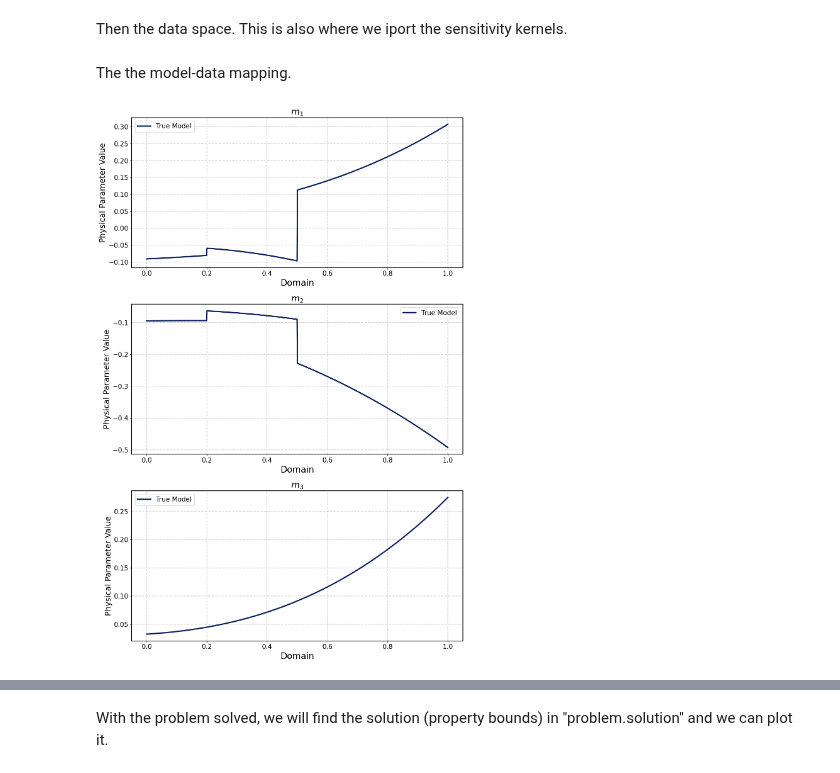
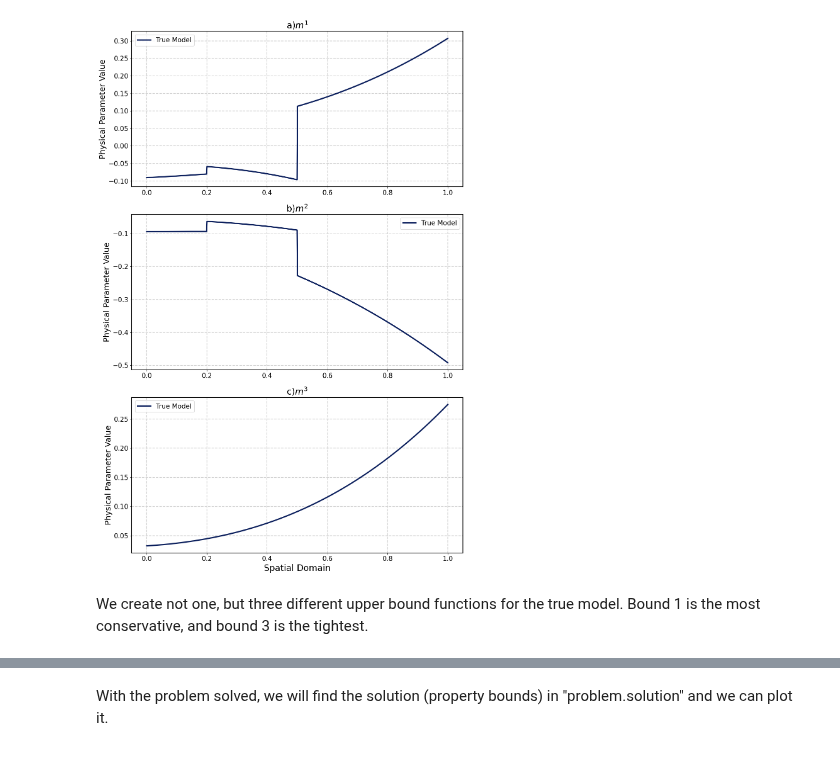
Before and after one commit to Adrian-Mag/SOLA_DLI, a Jupyter notebook: examples/Target_Paper_Examples/norm_bound_effect.ipynb, the cells around one changed output, grey strips where cells are left out. Saved outputs shown, nothing was run; the diff lists cells and outputs as text; code cells hidden in the pictures.

Commit message:
arranged Case_2, target_kernels and norm_bounds_effect

```diff
--- a/examples/Target_Paper_Examples/norm_bound_effect.ipynb
+++ b/examples/Target_Paper_Examples/norm_bound_effect.ipynb
@@ -31,18 +29,16 @@ The lines of codes in the "Edit regions" can be modified to explore variations o
 ####################
 # Edit region -------------
 physical_parameters = ['m_1', 'm_2', 'm_3']
-
+physical_parameters_symbols = {'m_1': '$m^1$', 'm_2': '$m^2$', 'm_3': '$m^3$'}
 # Edit region -------------
 
-physical_parameters_symbols = {'m_1': '$m_1$', 'm_2': '$m_2$', 'm_3': '$m_3$'}
 no_of_params = len(physical_parameters)
-domain = domains.HyperParalelipiped(bounds=[[0, 1]], fineness=1000)
+domain = domains.HyperParalelipiped(bounds=[[0, 1]])
 constituent_models_spaces = [spaces.PCb(domain=domain) for _ in physical_parameters]
-# Create a dictionary with physical_parameters as keys
+# Create a dictionary with physical parameters as keys
 models_dict = {param: model_space for param, model_space in zip(physical_parameters, constituent_models_spaces)}
+# Create the model space from the constituent model spaces
 M = spaces.DirectSumSpace(tuple(constituent_models_spaces))
-# %% [markdown]
-Then the data space. This is also where we iport the sensitivity kernels.
 # %%
 ###################
 # Create Data space
@@ -52,8 +48,6 @@ how_many_data = 150
 # Edit region -------------
 
 D = spaces.RN(dimension=how_many_data)
-# %% [markdown]
-The the model-data mapping.
 # %%
 ###########################
 # Create model-data mapping
@@ -80,21 +77,25 @@ G = mappings.DirectSumMapping(domain=M, codomain=D, mappings=tuple(constituent_m
 # Create property mapping and space
 ###################################
 # Edit region -------------
+# First we choose what kinf of property we want
+chosen_target_type = functions.Bump_1D
+# Then we say on which parameter we want to apply it
 target_types = {'m_1': functions.Null_1D,
-                'm_2': functions.Bump_1D,
+                'm_2': chosen_target_type,
                 'm_3': functions.Null_1D}
 width = 0.2 # same units as domain (km here)
 how_many_targets = 100
+# Edit region -------------
+
 enquiry_points = np.linspace(domain.bounds[0][0],
                              domain.bounds[0][1],
                              how_many_targets)
-# Edit region -------------
 P = spaces.RN(dimension=how_many_targets)
 targets_dict = {}
 for param, target_type in target_types.items():
     targets_dict[param] = []
     for i in range(how_many_targets):
-        if target_type == functions.Bump_1D: # MODIFY HERE THE SPECIAL TARGET AS WELL!!!!
+        if target_type == chosen_target_type:
             targets_dict[param].append(target_type(domain=domain,
                                                    center=enquiry_points[i],
                                                    width=width))
@@ -106,29 +107,40 @@ T = mappings.DirectSumMapping(domain=M, codomain=P, mappings=tuple(constituent_m
 # %%
 %matplotlib inline
 #################################
 # Create fake true model and data
 #################################
-boundaries = [0.2, 0.5]
-true_model = M.random_member(args_list=[(10,False, boundaries),
-                                        (2, False, boundaries),
+# Edit region -------------
+# Each row in the list of arguments is a tuple with the following structure:
+# (seed, is it continuous?, locations of discontinuities)
+# If you flag it as not continuous, and don't give the discontinuities, it will
+# put them randomly
+true_model = M.random_member(args_list=[(10, False, [0.2, 0.5]),
+                                        (2, False, [0.2, 0.5]),
                                         (3, True)])
+# Edit region -------------
+
+# We generate the data
 data = G.map(true_model)
 
+# And now we plot
 fig, axes = plt.subplots(len(physical_parameters), 1, figsize=(12,6*len(physical_parameters)))
+labels = ['a)', 'b)', 'c)']
 for i, (submodel, physical_parameter) in enumerate(zip(true_model, physical_parameters)):
     axes[i].plot(domain.mesh, submodel.evaluate(domain.mesh),
             label='True Model', color=colors[99], linewidth=3)
-    axes[i].set_title(physical_parameters_symbols[physical_parameter], fontsize=20)
-    axes[i].set_xlabel('Domain', fontsize=20)
+    axes[i].set_title(labels[i] + physical_parameters_symbols[physical_parameter], fontsize=20)
     axes[i].set_ylabel('Physical Parameter Value', fontsize=18)
     axes[i].tick_params(axis='both', which='major', labelsize=15)
     axes[i].legend(fontsize=15)
     axes[i].grid(True, linestyle='--', linewidth=1.5, color='lightgray')  # Add gridlines
+axes[-1].set_xlabel('Spatial Domain', fontsize=20)
 plt.tight_layout()  # Adjust layout to prevent clipping of labels
-plt.savefig('truth.png', dpi=300, bbox_inches='tight')  # Save figure
+plt.savefig('norm_bound_effect_images/truth.png', dpi=300, bbox_inches='tight')  # Save figure
 plt.show()
 # %% [output]
-[figure, old version]
+[figure, new version]
+# %% [markdown]
+We create not one, but three different upper bound functions for the true model. Bound 1 is the most conservative, and bound 3 is the tightest.
 # %%
 ####################
 # Compute norm bound
```
Also changed, not shown: parts of 10 cells of this notebook, 6 other files.
